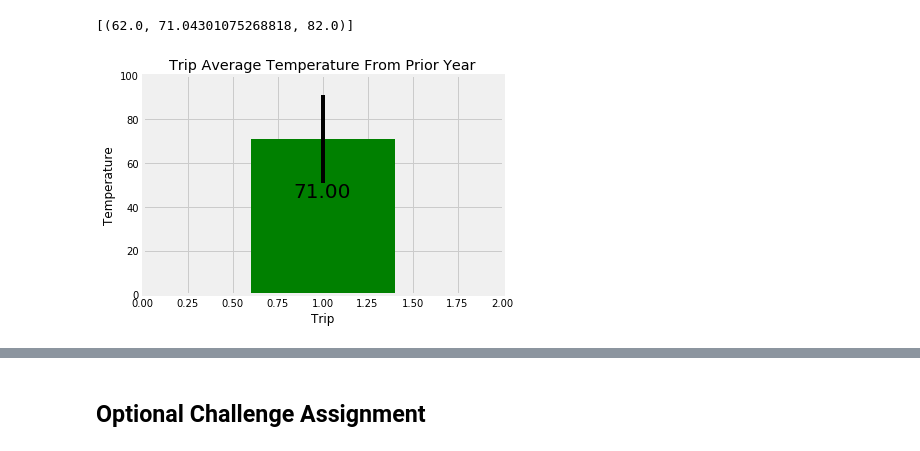
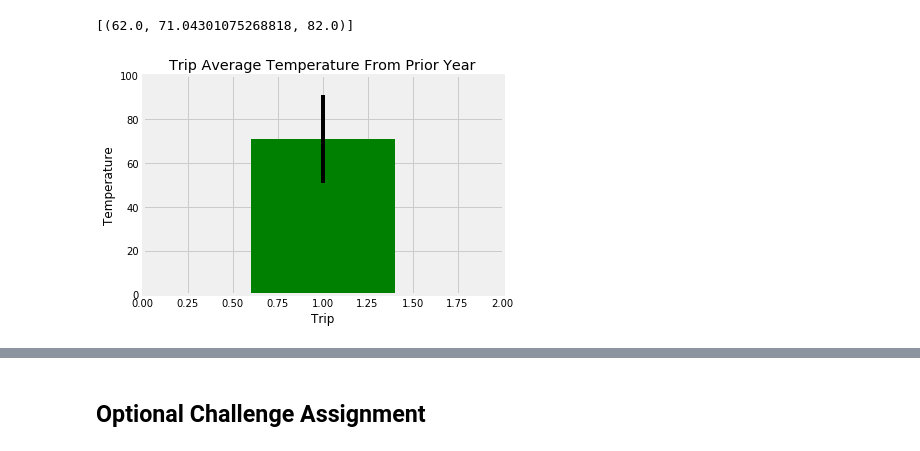
Before and after one commit to rainbow1221/Homework-10, a Jupyter notebook: climate_starter_as.ipynb, the cells around one changed output, grey strips where cells are left out. Saved outputs shown, nothing was run; the diff lists cells and outputs as text; code cells hidden in the pictures.

```diff
--- a/climate_starter_as.ipynb
+++ b/climate_starter_as.ipynb
@@ -243,29 +278,28 @@ print(t)
 # %%
 # Plot the results from your previous query as a bar chart.
 # Use "Trip Avg Temp" as your Title
 # Use the average temperature for the y value
 # Use the peak-to-peak (tmax-tmin) value as the y error bar (yerr)
 
 # plot the calculated min/max/avg from last year for the trip dates as a bar chart
 
 avg_temp = round(t[0][1],1)
 min_temp = t[0][0]
 max_temp = t[0][2]
 p2p = max_temp - min_temp
 
 fig, ax = plt.subplots()
 bar_chart = ax.bar(1 , avg_temp, color= 'green', yerr=p2p)
 ax.set_xlabel("Trip")
 ax.set_ylabel("Temperature")
 ax.set_title("Trip Average Temperature From Prior Year")
 
 
 # label the bars
-autolabels(bar_chart)
 plt.ylim(0, 100)
 plt.xlim(0,2)
 fig.tight_layout()
 plt.savefig("Images/Trip Average Temperature From Prior Year.png")
 plt.show()
 # %% [output]
-[figure, old version]
+[figure, new version]
```
Also changed, not shown: parts of 10 cells of this notebook, 3 other files.
